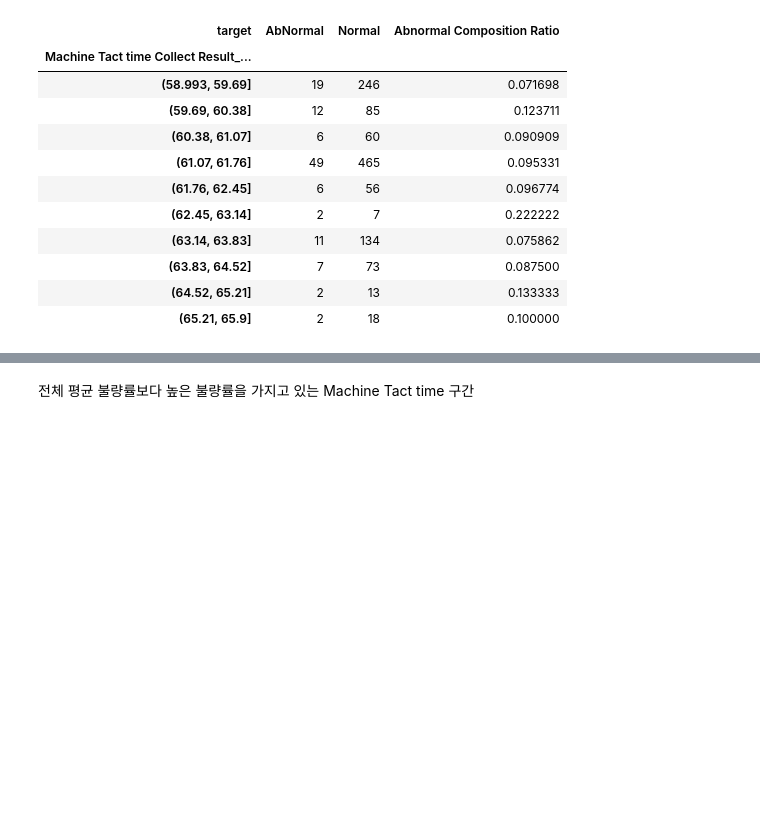
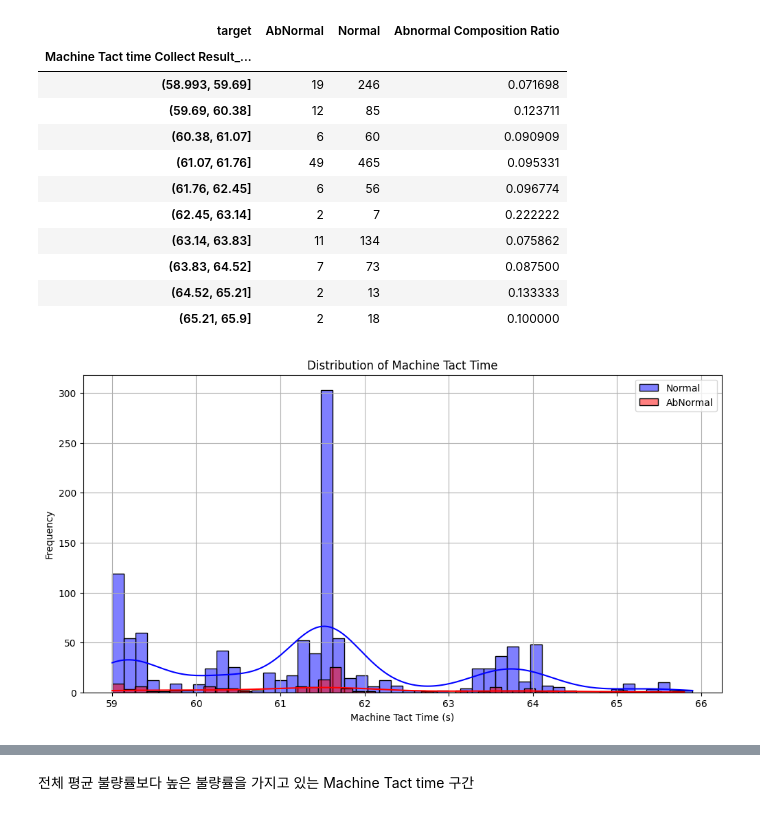
Before and after one commit to dyk9916/Lg_aimers5, a Jupyter notebook: code_log/dongyoung_code/0810Fill1.ipynb, the cells around one changed output, grey strips where cells are left out. Cells and saved outputs as stored; diff of their text form; code cells hidden in the pictures; blank space fills up the shorter version.

```diff
--- a/code_log/dongyoung_code/0810Fill1.ipynb
+++ b/code_log/dongyoung_code/0810Fill1.ipynb
@@ -398,3 +398,21 @@ class_counts
 | (63.83, 64.52] | 7 | 73 | 0.087500 |
 | (64.52, 65.21] | 2 | 13 | 0.133333 |
 | (65.21, 65.9] | 2 | 18 | 0.100000 |
+# %%
+# Filter the data for abnormal and normal
+abnormal_data = filtered_data3[filtered_data3['target'] == 'AbNormal']
+normal_data = filtered_data3[filtered_data3['target'] == 'Normal']
+
+# Plot the distribution
+plt.figure(figsize=(12, 6))
+sns.histplot(normal_data['Machine Tact time Collect Result_Fill1'], bins=50, kde=True, color='blue', label='Normal')
+sns.histplot(abnormal_data['Machine Tact time Collect Result_Fill1'], bins=50, kde=True, color='red', label='AbNormal')
+
+plt.title('Distribution of Machine Tact Time')
+plt.xlabel('Machine Tact Time (s)')
+plt.ylabel('Frequency')
+plt.legend()
+plt.grid(True)
+plt.show()
+# %% [output]
+[figure, added]
```
Also changed, not shown: parts of 5 cells of this notebook.
